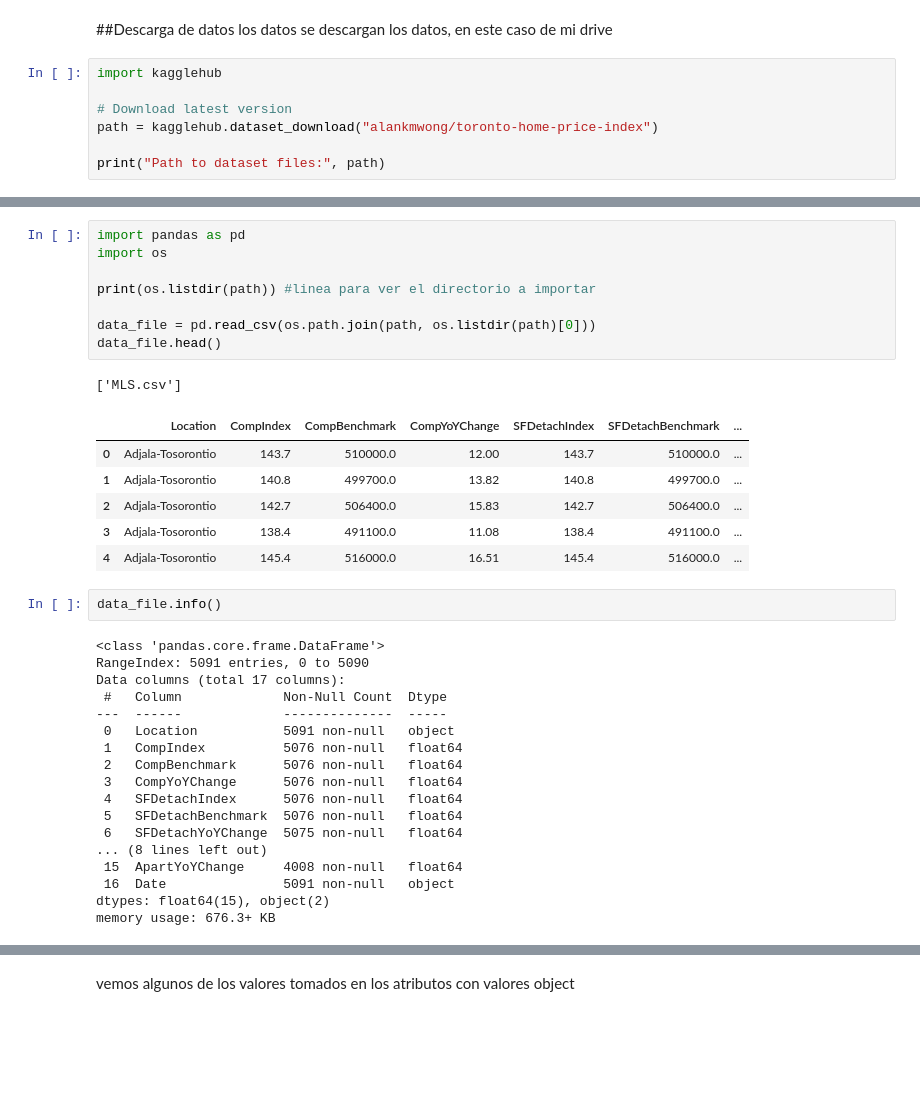
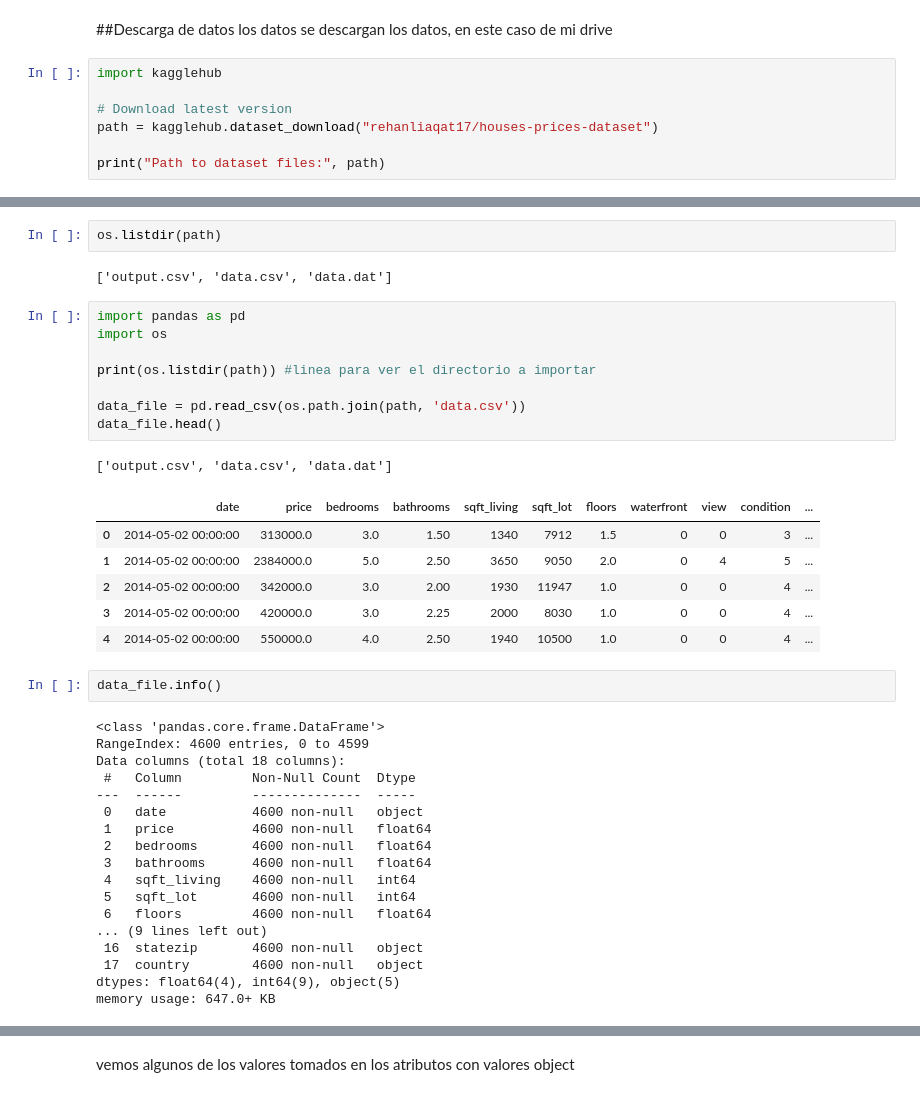
Before and after one commit to shirohigexe/practicas_HO_ML, a Jupyter notebook: Practica_1.ipynb, the cells around one changed output, grey strips where cells are left out. Saved outputs shown, nothing was run; the diff lists cells and outputs as text; blank space fills up the shorter version.

```diff
--- a/Practica_1.ipynb
+++ b/Practica_1.ipynb
@@ -7,7 +7,7 @@ se descargan los datos, en este caso de mi drive
 import kagglehub
 
 # Download latest version
-path = kagglehub.dataset_download("alankmwong/toronto-home-price-index")
+path = kagglehub.dataset_download("rehanliaqat17/houses-prices-dataset")
 
 print("Path to dataset files:", path)
 # %% [output]
@@ -18,36 +16,40 @@ Path to dataset files: /root/.cache/kagglehub/datasets/alankmwong/toronto-home-p
+# %%
+os.listdir(path)
+# %% [output]
+['output.csv', 'data.csv', 'data.dat']
 # %%
 import pandas as pd
 import os
 
 print(os.listdir(path)) #linea para ver el directorio a importar
 
-data_file = pd.read_csv(os.path.join(path, os.listdir(path)[0]))
+data_file = pd.read_csv(os.path.join(path, 'data.csv'))
 data_file.head()
 # %% [output]
-['MLS.csv']
+['output.csv', 'data.csv', 'data.dat']
-|  | Location | CompIndex | CompBenchmark | CompYoYChange | SFDetachIndex | SFDetachBenchmark | ... |
-| 0 | Adjala-Tosorontio | 143.7 | 510000.0 | 12.00 | 143.7 | 510000.0 | ... |
-| 1 | Adjala-Tosorontio | 140.8 | 499700.0 | 13.82 | 140.8 | 499700.0 | ... |
-| 2 | Adjala-Tosorontio | 142.7 | 506400.0 | 15.83 | 142.7 | 506400.0 | ... |
-| 3 | Adjala-Tosorontio | 138.4 | 491100.0 | 11.08 | 138.4 | 491100.0 | ... |
-| 4 | Adjala-Tosorontio | 145.4 | 516000.0 | 16.51 | 145.4 | 516000.0 | ... |
+|  | date | price | bedrooms | bathrooms | sqft_living | sqft_lot | floors | waterfront | view | condition | ... |
+| 0 | 2014-05-02 00:00:00 | 313000.0 | 3.0 | 1.50 | 1340 | 7912 | 1.5 | 0 | 0 | 3 | ... |
+| 1 | 2014-05-02 00:00:00 | 2384000.0 | 5.0 | 2.50 | 3650 | 9050 | 2.0 | 0 | 4 | 5 | ... |
+| 2 | 2014-05-02 00:00:00 | 342000.0 | 3.0 | 2.00 | 1930 | 11947 | 1.0 | 0 | 0 | 4 | ... |
+| 3 | 2014-05-02 00:00:00 | 420000.0 | 3.0 | 2.25 | 2000 | 8030 | 1.0 | 0 | 0 | 4 | ... |
+| 4 | 2014-05-02 00:00:00 | 550000.0 | 4.0 | 2.50 | 1940 | 10500 | 1.0 | 0 | 0 | 4 | ... |
 # %%
 data_file.info()
 # %% [output]
 <class 'pandas.core.frame.DataFrame'>
-RangeIndex: 5091 entries, 0 to 5090
-Data columns (total 17 columns):
- #   Column             Non-Null Count  Dtype
----  ------             --------------  -----
- 0   Location           5091 non-null   object
- 1   CompIndex          5076 non-null   float64
- 2   CompBenchmark      5076 non-null   float64
- 3   CompYoYChange      5076 non-null   float64
- 4   SFDetachIndex      5076 non-null   float64
- 5   SFDetachBenchmark  5076 non-null   float64
- 6   SFDetachYoYChange  5075 non-null   float64
-... (8 lines left out)
- 15  ApartYoYChange     4008 non-null   float64
- 16  Date               5091 non-null   object
-dtypes: float64(15), object(2)
-memory usage: 676.3+ KB
+RangeIndex: 4600 entries, 0 to 4599
+Data columns (total 18 columns):
+ #   Column         Non-Null Count  Dtype
+---  ------         --------------  -----
+ 0   date           4600 non-null   object
+ 1   price          4600 non-null   float64
+ 2   bedrooms       4600 non-null   float64
+ 3   bathrooms      4600 non-null   float64
+ 4   sqft_living    4600 non-null   int64
+ 5   sqft_lot       4600 non-null   int64
+ 6   floors         4600 non-null   float64
+... (9 lines left out)
+ 16  statezip       4600 non-null   object
+ 17  country        4600 non-null   object
+dtypes: float64(4), int64(9), object(5)
+memory usage: 647.0+ KB
```
Also changed, not shown: parts of 29 cells of this notebook.
